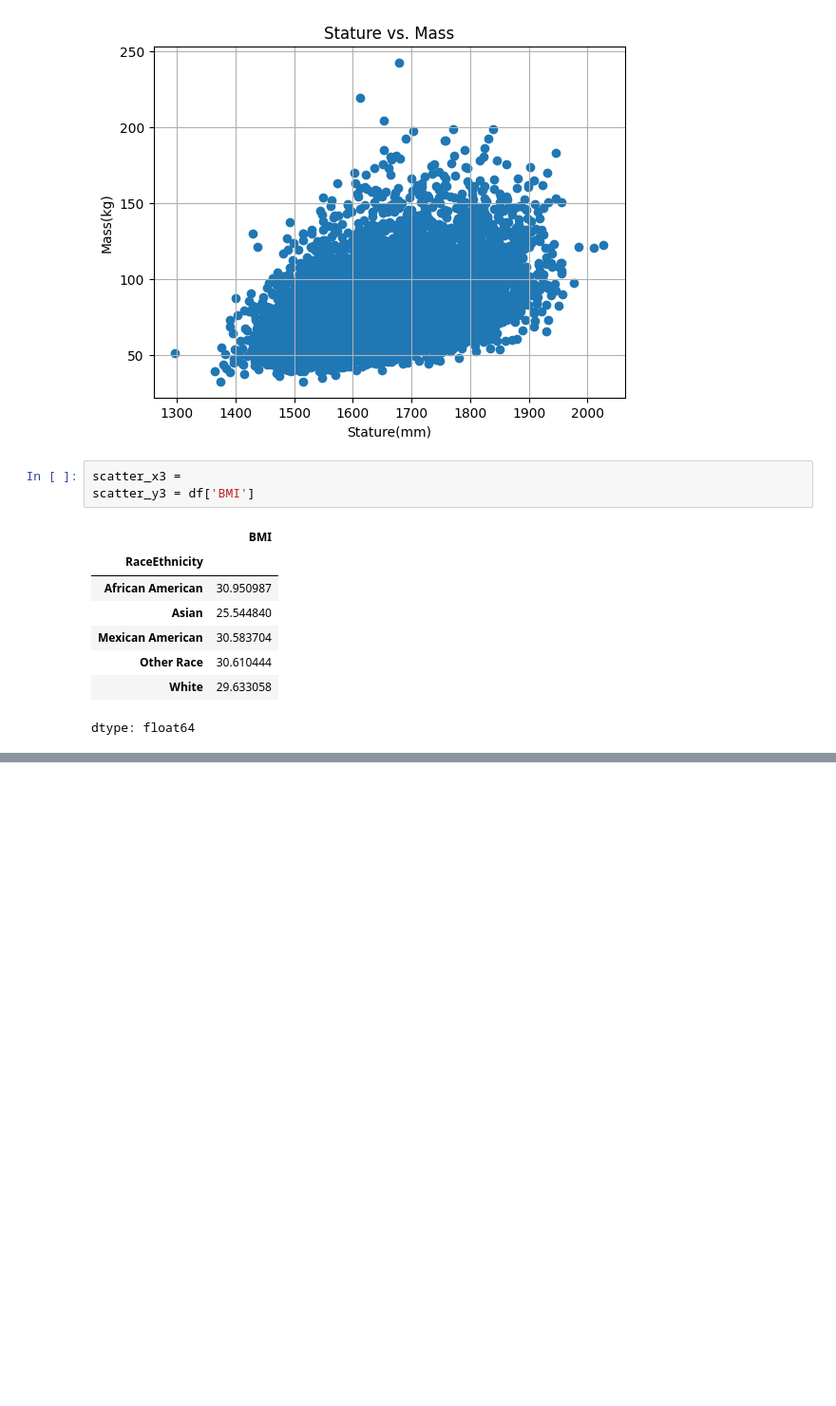
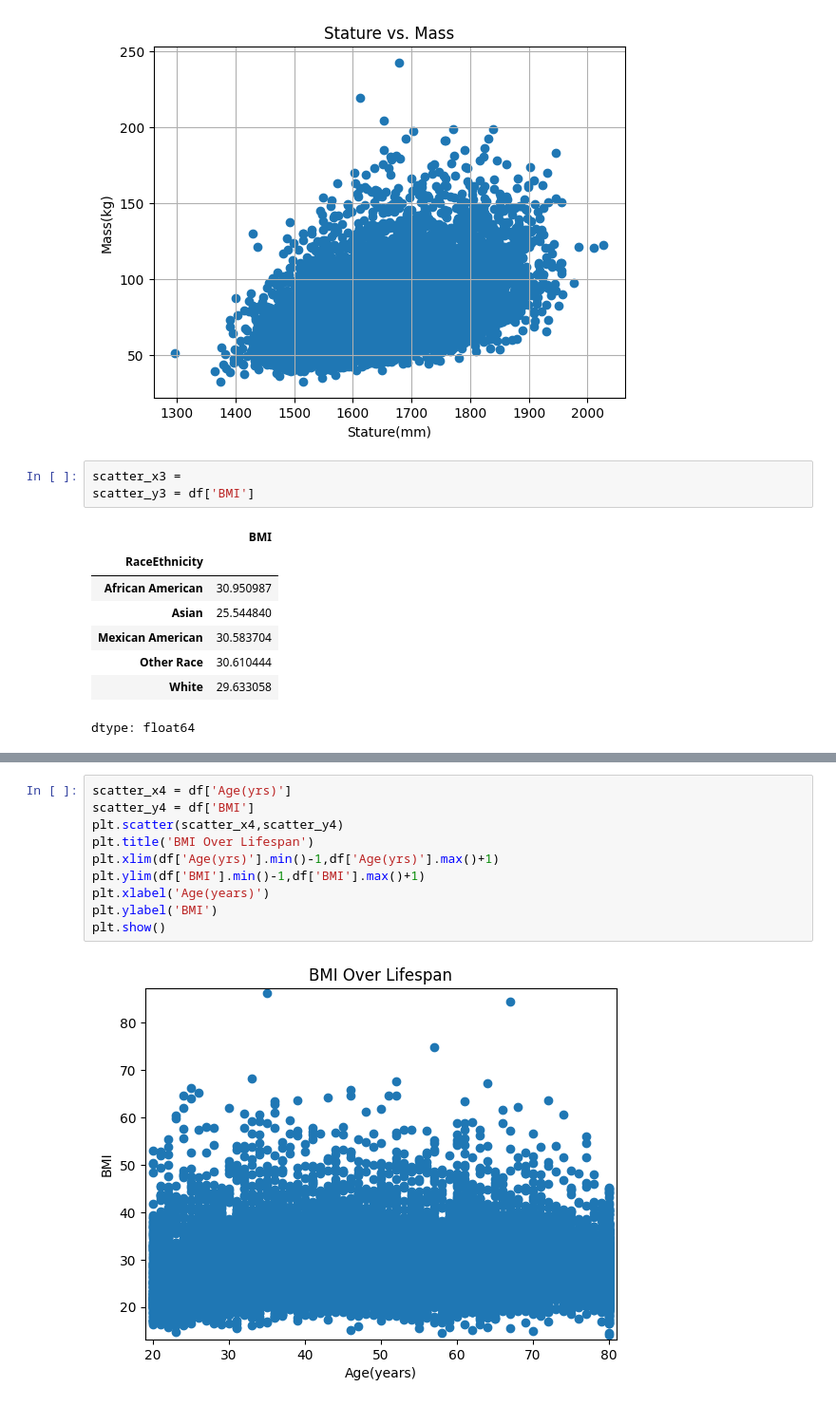
Before and after one commit to aleks111sh/data-science-healthcare-AH, a Jupyter notebook: Data_Science_Healthcare_Dataset.ipynb, the cells around one changed output, grey strips where cells are left out. Shown at 95% size. Drawn from its saved outputs; the diff is of its cells as text; blank space fills up the shorter version.

```diff
--- a/Data_Science_Healthcare_Dataset.ipynb
+++ b/Data_Science_Healthcare_Dataset.ipynb
@@ -238,0 +285,12 @@ dtype: float64
+# %%
+scatter_x4 = df['Age(yrs)']
+scatter_y4 = df['BMI']
+plt.scatter(scatter_x4,scatter_y4)
+plt.title('BMI Over Lifespan')
+plt.xlim(df['Age(yrs)'].min()-1,df['Age(yrs)'].max()+1)
+plt.ylim(df['BMI'].min()-1,df['BMI'].max()+1)
+plt.xlabel('Age(years)')
+plt.ylabel('BMI')
+plt.show()
+# %% [output]
+[figure, added]
```
Also changed, not shown: parts of 4 cells of this notebook.
